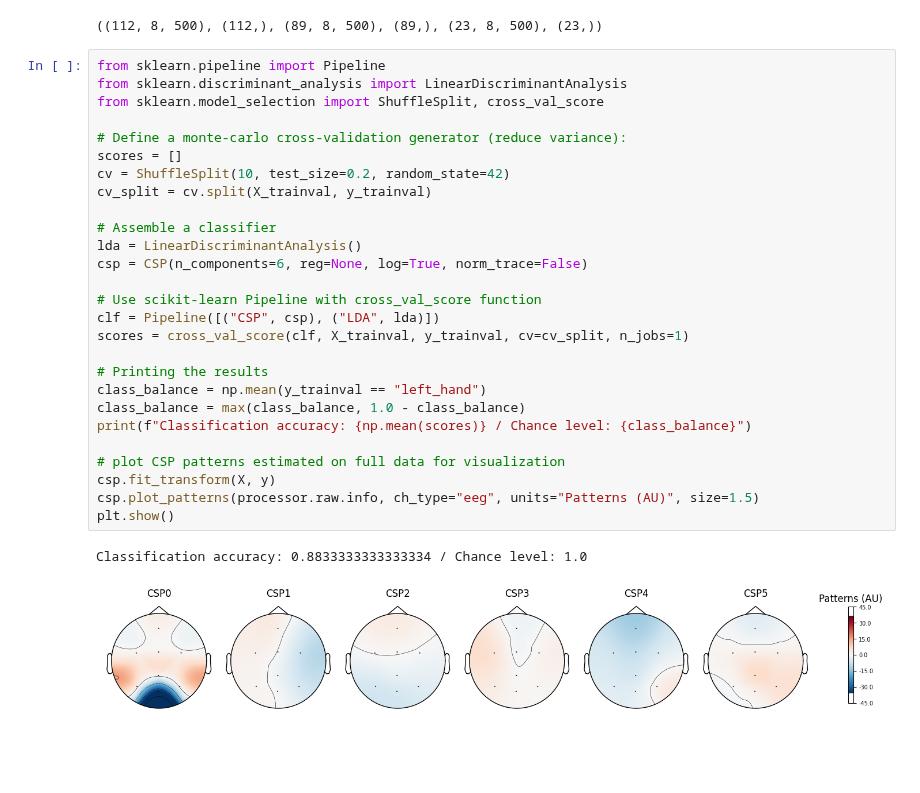
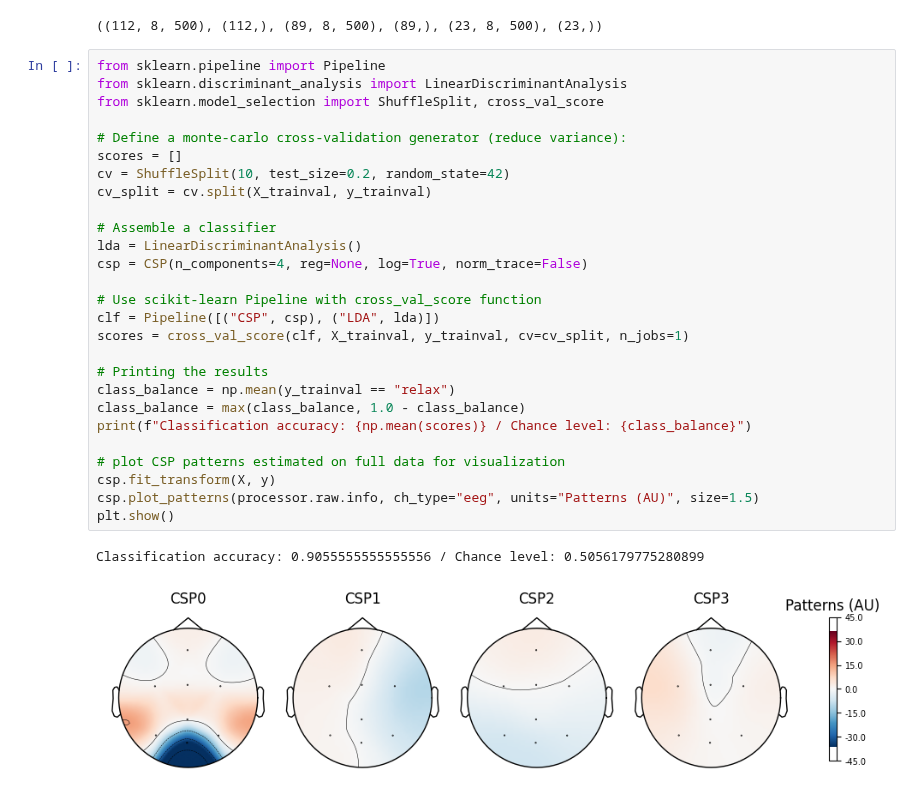
Before and after one commit to lnadi17/bci-game-server, a Jupyter notebook: processing/relax_csp_model.ipynb, the cells around one changed output. Cells and saved outputs as stored; diff of their text form; blank space fills up the shorter version.

Commit message:
Update relax CSP model

```diff
--- a/processing/relax_csp_model.ipynb
+++ b/processing/relax_csp_model.ipynb
@@ -45,30 +45,30 @@ X.shape, y.shape, X_trainval.shape, y_trainval.shape, X_test.shape, y_test.shape
 # %%
 from sklearn.pipeline import Pipeline
 from sklearn.discriminant_analysis import LinearDiscriminantAnalysis
 from sklearn.model_selection import ShuffleSplit, cross_val_score
 
 # Define a monte-carlo cross-validation generator (reduce variance):
 scores = []
 cv = ShuffleSplit(10, test_size=0.2, random_state=42)
 cv_split = cv.split(X_trainval, y_trainval)
 
 # Assemble a classifier
 lda = LinearDiscriminantAnalysis()
-csp = CSP(n_components=6, reg=None, log=True, norm_trace=False)
+csp = CSP(n_components=4, reg=None, log=True, norm_trace=False)
 
 # Use scikit-learn Pipeline with cross_val_score function
 clf = Pipeline([("CSP", csp), ("LDA", lda)])
 scores = cross_val_score(clf, X_trainval, y_trainval, cv=cv_split, n_jobs=1)
 
 # Printing the results
-class_balance = np.mean(y_trainval == "left_hand")
+class_balance = np.mean(y_trainval == "relax")
 class_balance = max(class_balance, 1.0 - class_balance)
 print(f"Classification accuracy: {np.mean(scores)} / Chance level: {class_balance}")
 
 # plot CSP patterns estimated on full data for visualization
 csp.fit_transform(X, y)
 csp.plot_patterns(processor.raw.info, ch_type="eeg", units="Patterns (AU)", size=1.5)
 plt.show()
 # %% [output]
-Classification accuracy: 0.8833333333333334 / Chance level: 1.0
+Classification accuracy: 0.9055555555555556 / Chance level: 0.5056179775280899
-[figure, old version]
+[figure, new version]
```
